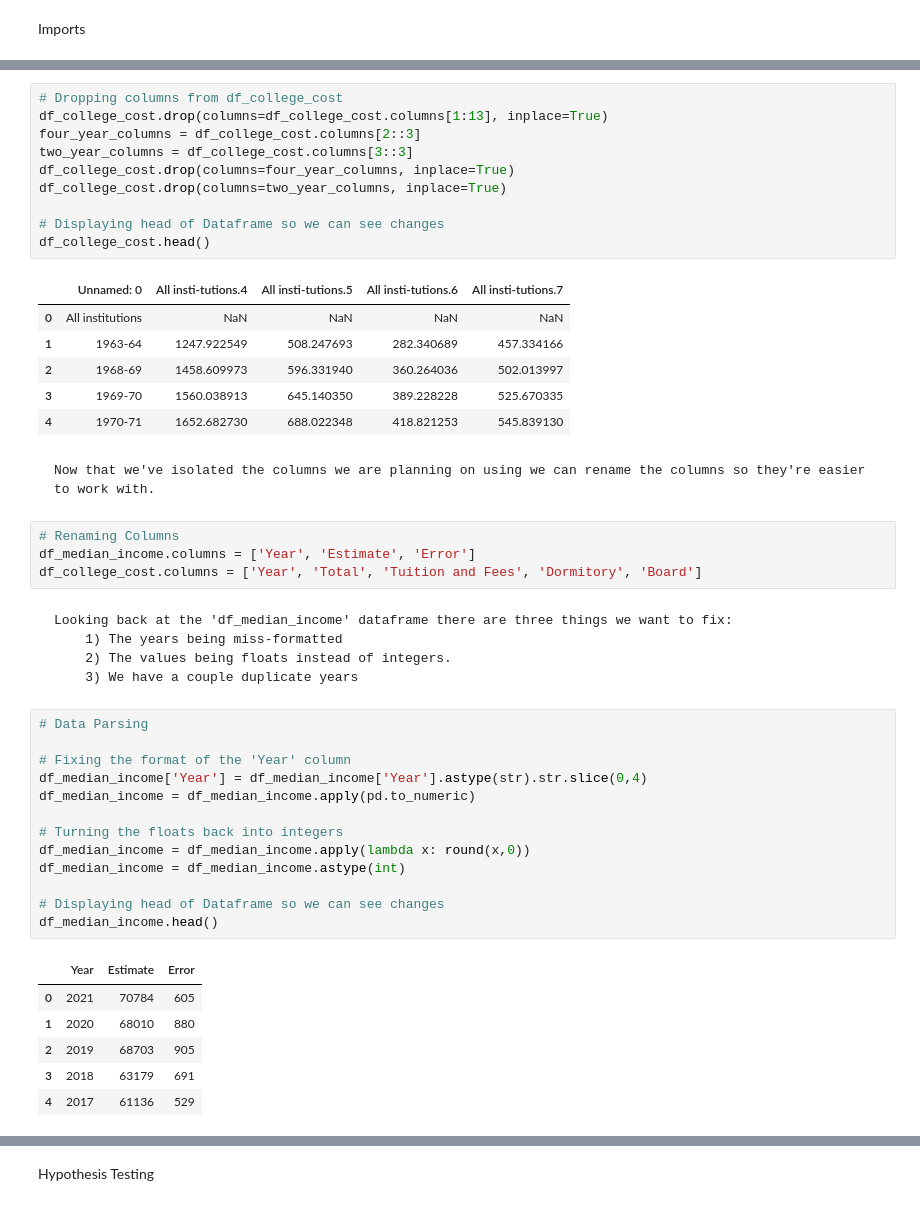
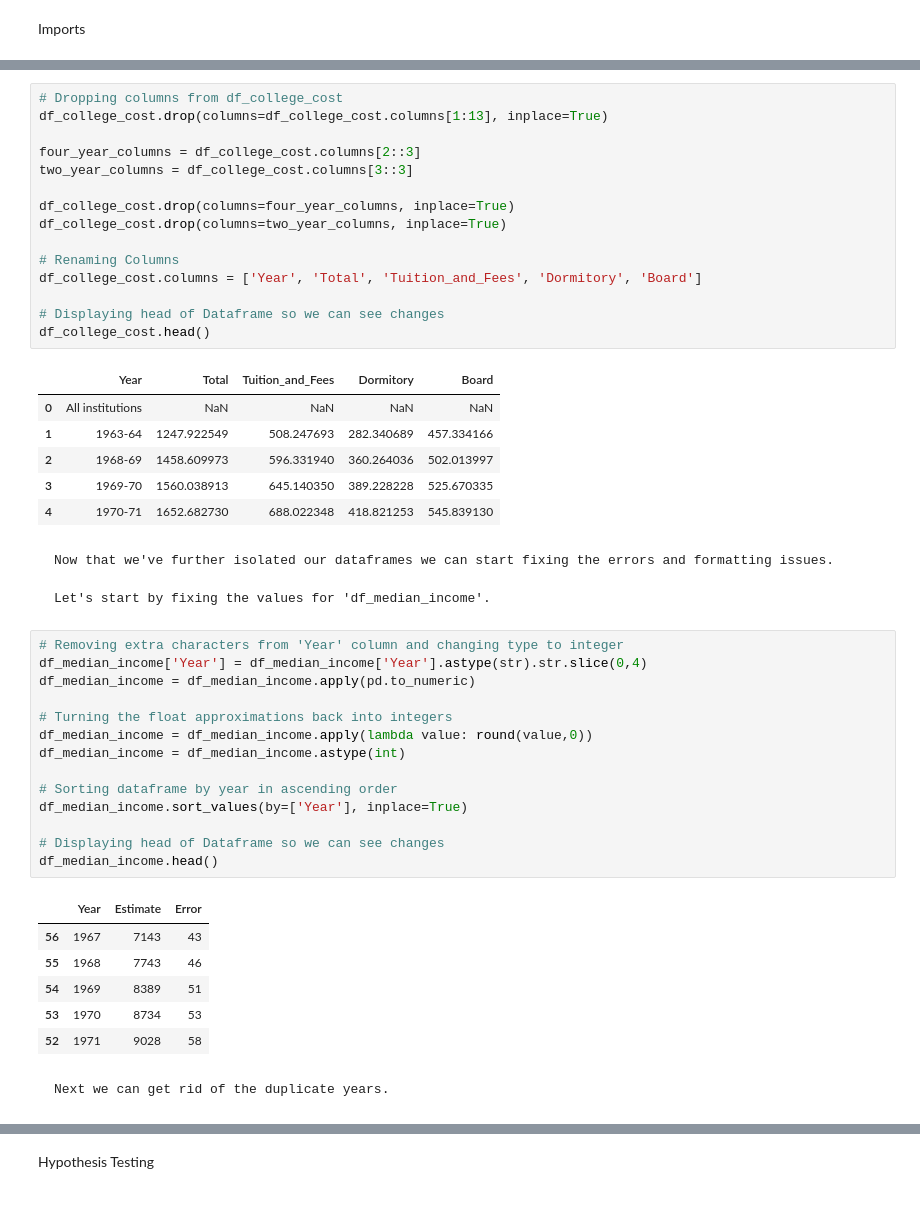
Before and after one commit to Agustin-Mor/Agustin-Mor.github.io, a Jupyter notebook: tutorial.ipynb, the cells around one changed output, grey strips where cells are left out. Saved outputs shown, nothing was run; the diff lists cells and outputs as text.

```diff
--- a/tutorial.ipynb
+++ b/tutorial.ipynb
@@ -75,51 +95,52 @@ df_median_income.head()
 # %%
 # Dropping columns from df_college_cost
 df_college_cost.drop(columns=df_college_cost.columns[1:13], inplace=True)
+
 four_year_columns = df_college_cost.columns[2::3]
 two_year_columns = df_college_cost.columns[3::3]
+
 df_college_cost.drop(columns=four_year_columns, inplace=True)
 df_college_cost.drop(columns=two_year_columns, inplace=True)
 
+# Renaming Columns
+df_college_cost.columns = ['Year', 'Total', 'Tuition_and_Fees', 'Dormitory', 'Board']
+
 # Displaying head of Dataframe so we can see changes
 df_college_cost.head()
 # %% [output]
-|  | Unnamed: 0 | All insti-tutions.4 | All insti-tutions.5 | All insti-tutions.6 | All insti-tutions.7 |
+|  | Year | Total | Tuition_and_Fees | Dormitory | Board |
 | 0 | All institutions | NaN | NaN | NaN | NaN |
 | 1 | 1963-64 | 1247.922549 | 508.247693 | 282.340689 | 457.334166 |
 | 2 | 1968-69 | 1458.609973 | 596.331940 | 360.264036 | 502.013997 |
 | 3 | 1969-70 | 1560.038913 | 645.140350 | 389.228228 | 525.670335 |
 | 4 | 1970-71 | 1652.682730 | 688.022348 | 418.821253 | 545.839130 |
-# %% [markdown]
-    Now that we've isolated the columns we are planning on using we can rename the columns so they're easier to work with.
-# %%
-# Renaming Columns
-df_median_income.columns = ['Year', 'Estimate', 'Error']
-df_college_cost.columns = ['Year', 'Total', 'Tuition and Fees', 'Dormitory', 'Board']
-# %% [markdown]
-    Looking back at the 'df_median_income' dataframe there are three things we want to fix:
-        1) The years being miss-formatted
-        2) The values being floats instead of integers.
-        3) We have a couple duplicate years
+# %% [markdown]
+    Now that we've further isolated our dataframes we can start fixing the errors and formatting issues.
+
+    Let's start by fixing the values for 'df_median_income'.
 # %%
-# Data Parsing
-
-# Fixing the format of the 'Year' column
+# Removing extra characters from 'Year' column and changing type to integer
 df_median_income['Year'] = df_median_income['Year'].astype(str).str.slice(0,4)
 df_median_income = df_median_income.apply(pd.to_numeric)
 
-# Turning the floats back into integers
-df_median_income = df_median_income.apply(lambda x: round(x,0))
+# Turning the float approximations back into integers
+df_median_income = df_median_income.apply(lambda value: round(value,0))
 df_median_income = df_median_income.astype(int)
+
+# Sorting dataframe by year in ascending order
+df_median_income.sort_values(by=['Year'], inplace=True)
 
 # Displaying head of Dataframe so we can see changes
 df_median_income.head()
 # %% [output]
 |  | Year | Estimate | Error |
-| 0 | 2021 | 70784 | 605 |
-| 1 | 2020 | 68010 | 880 |
-| 2 | 2019 | 68703 | 905 |
-| 3 | 2018 | 63179 | 691 |
-| 4 | 2017 | 61136 | 529 |
+| 56 | 1967 | 7143 | 43 |
+| 55 | 1968 | 7743 | 46 |
+| 54 | 1969 | 8389 | 51 |
+| 53 | 1970 | 8734 | 53 |
+| 52 | 1971 | 9028 | 58 |
+# %% [markdown]
+    Next we can get rid of the duplicate years.
 # %%
 # Finding duplicate years
 df_median_income[df_median_income['Year'].duplicated(keep=False)]
```
Also changed, not shown: parts of 30 cells of this notebook.
